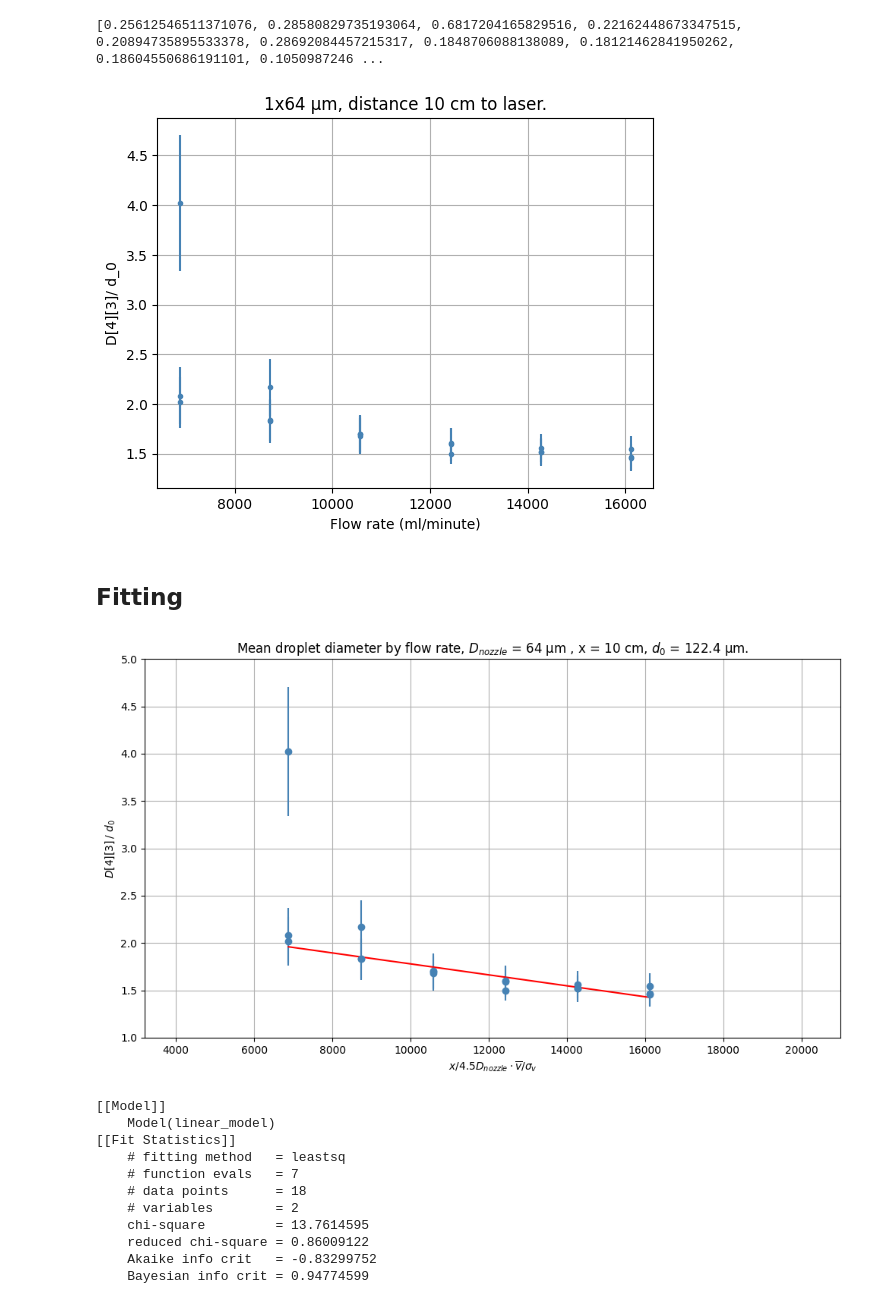
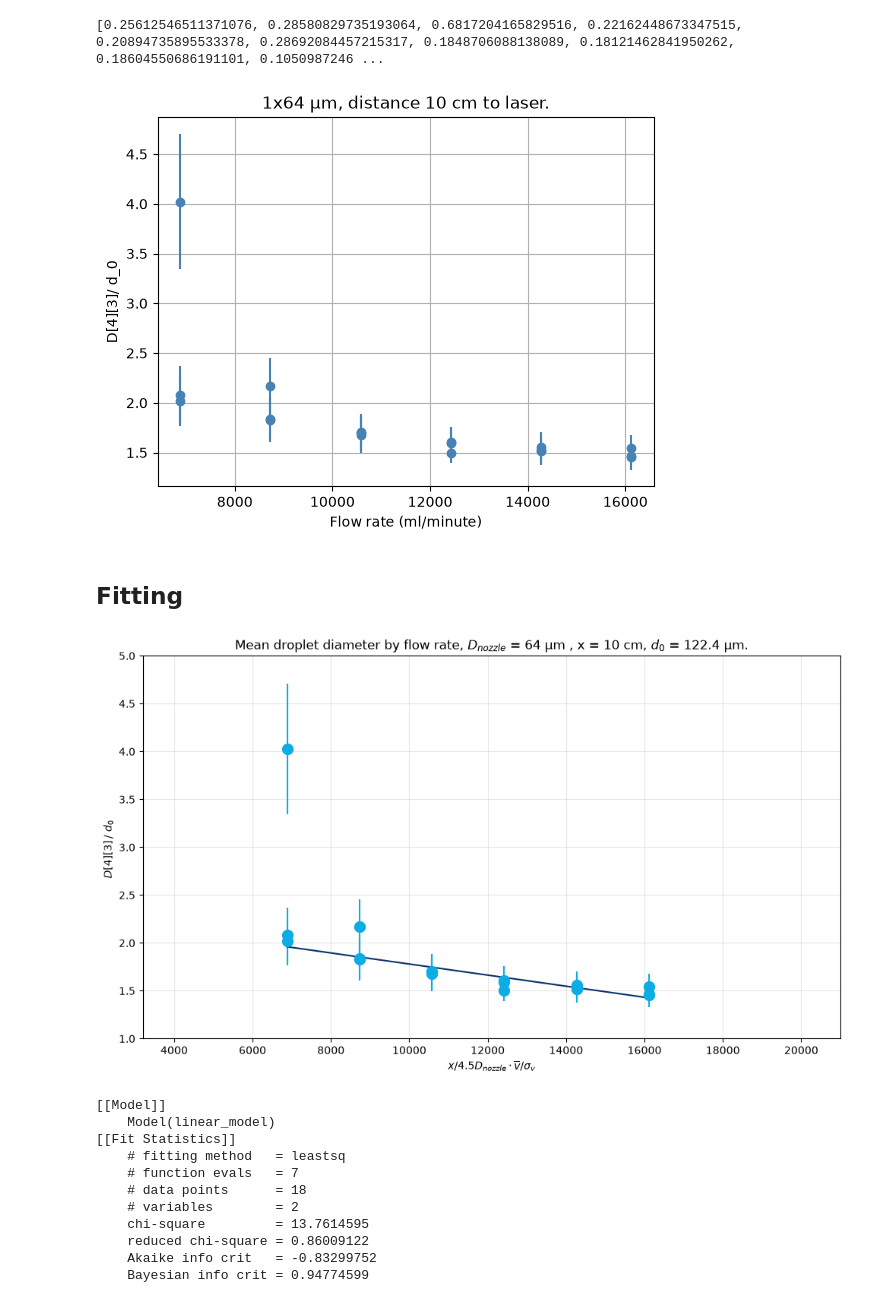
Before and after one commit to Trystan-Git/PNS-group-23--Dynamics-of-coalescence-events-in-spray-clouds, a Jupyter notebook: Data analysis/On data from June 10/measurements with flow rates.ipynb, the cells around one changed output. Saved outputs shown, nothing was run; the diff lists cells and outputs as text; code cells hidden in the pictures.

Commit message:
Changed the color of flow rates plot
Changed the color of flow rates plot

```diff
--- a/Data analysis/On data from June 10/measurements with flow rates.ipynb
+++ b/Data analysis/On data from June 10/measurements with flow rates.ipynb
@@ -36,7 +36,7 @@ print(a_err_diam)
 # %%
 plt.figure()
 
-plt.errorbar(normalised_x, a_diam, xerr=err_flow_rate, yerr=a_err_diam, fmt='.', color='steelblue')
+plt.errorbar(normalised_x, a_diam, xerr=err_flow_rate, yerr=a_err_diam, fmt='o', color='steelblue')
 
 plt.title(r"1x64 μm, distance 10 cm to laser.")
 plt.xlabel(r"Flow rate (ml/minute)")
@@ -49,7 +49,7 @@ plt.ylabel(r"D[4][3]/ d_0")
 
 plt.grid(True)
 # %% [output]
-[figure, old version]
+[figure, new version]
 # %% [markdown]
 ## Fitting
 # %%
@@ -71,27 +71,27 @@ fit_result = fit_model.fit(
 # %%
 x = np.array(normalised_x)
 y_fit = fit_result.best_fit
 
 # sort for plotting line
 idx = np.argsort(x)
 
 plt.figure(figsize = (10,6))
 
-plt.errorbar(normalised_x, a_diam, xerr=err_flow_rate, yerr=a_err_diam, fmt='o', color = 'steelblue')
-plt.plot(x[idx], y_fit[idx], 'r-')
+plt.errorbar(normalised_x, a_diam, xerr=err_flow_rate, yerr=a_err_diam, fmt='o', color = '#0cace5', ms=10)
+plt.plot(x[idx], y_fit[idx], linestyle='-', color='#08316c')
 
 plt.title(r"Mean droplet diameter by flow rate, $D_{nozzle}$ = 64 μm , x = 10 cm, $d_0$ = 122.4 μm.")
 plt.xlabel(r"$ x / 4.5D_{nozzle} \cdot \overline{v} / \sigma_v$")
 plt.ylabel(r"$D[4][3]\,/$ $d_0$ ")
 
 plt.xlim(3200,21000)
 plt.ylim(1,5)
-plt.grid(True)
+plt.grid(True, alpha=0.3)
 plt.tight_layout()
 
 plt.show()
 # %% [output]
-[figure, old version]
+[figure, new version]
 # %%
 print(fit_result.fit_report())
 # %% [output]
```
